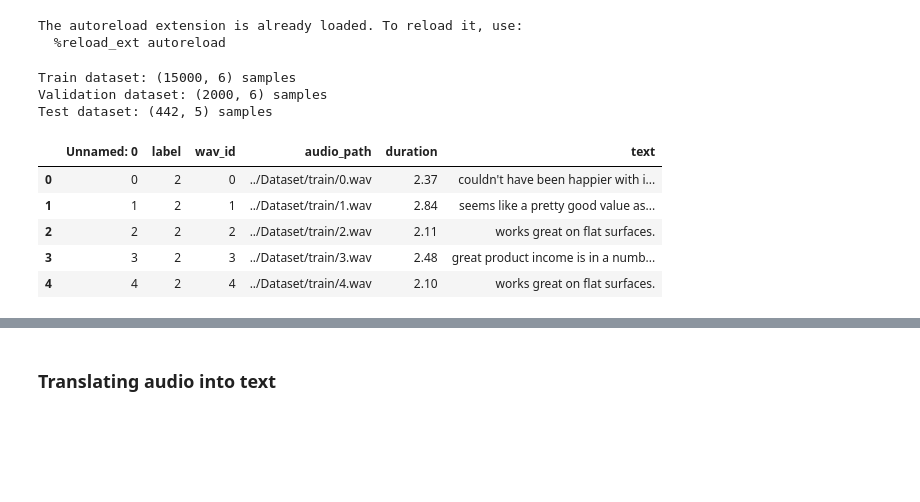
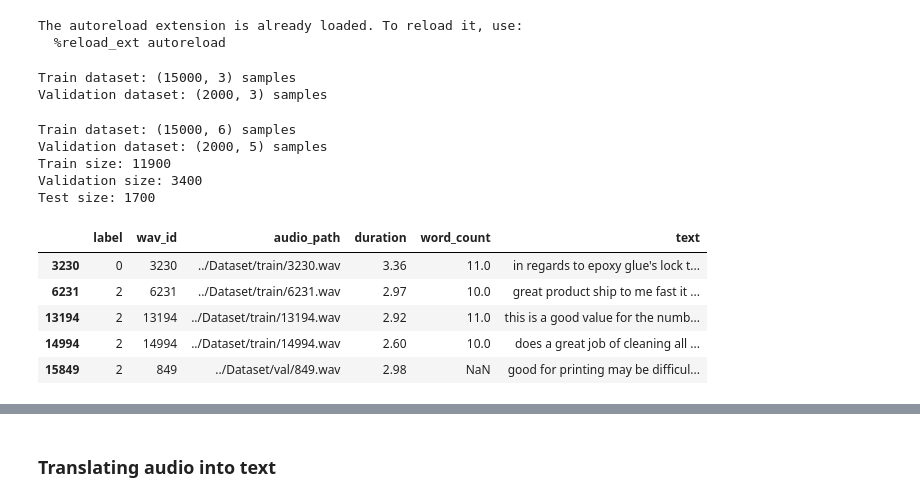
Before and after one commit to TurrAlix/Sound-Sentiment-Analysis, a Jupyter notebook: src/main.ipynb, the cells around one changed output, grey strips where cells are left out. Cells and saved outputs as stored; diff of their text form; code cells hidden in the pictures; blank space fills up the shorter version.

Commit message:
[dataset] Deleted the test dataset of before becuase of the missing labels, this is the new setup

```diff
--- a/src/main.ipynb
+++ b/src/main.ipynb
@@ -15,27 +17,40 @@ import openpyxl
 The autoreload extension is already loaded. To reload it, use:
   %reload_ext autoreload
 # %%
-# dataset_manager_first = SoundDatasetFirstTime("../Dataset")
-# df_train, df_val, df_test = dataset_manager_first.load_datasets()
-# print(f"Train dataset: {df_train.shape} samples")
-# print(f"Validation dataset: {df_val.shape} samples")
-# print(f"Test dataset: {df_test.shape} samples")
+dataset_manager_first = SoundDatasetFirstTime("../Dataset")
+df_train, df_val = dataset_manager_first.load_datasets()
+print(f"Train dataset: {df_train.shape} samples")
+print(f"Validation dataset: {df_val.shape} samples")
+# %% [output]
+Train dataset: (15000, 3) samples
+Validation dataset: (2000, 3) samples
 # %%
 dataset_manager = SoundDataset("../Dataset")
-df_train, df_val, df_test = dataset_manager.load_datasets()
+train_dataset, val_dataset = dataset_manager.load_datasets()
 # print info about the datasets
-print(f"Train dataset: {df_train.shape} samples")
-print(f"Validation dataset: {df_val.shape} samples")
-print(f"Test dataset: {df_test.shape} samples")
+print(f"Train dataset: {train_dataset.shape} samples")
+print(f"Validation dataset: {val_dataset.shape} samples")
+
+# Concatenate train and validation data
+combined_df = pd.concat([train_dataset, val_dataset], ignore_index=True)
+df_train, temp_data = train_test_split(combined_df, test_size=0.30, stratify=combined_df['label'], random_state=42)
+df_val, df_test = train_test_split(temp_data, test_size=1/3, stratify=temp_data['label'], random_state=42)
+
+# Check the sizes
+print(f"Train size: {len(df_train)}")
+print(f"Validation size: {len(df_val)}")
+print(f"Test size: {len(df_test)}")
 
 df_train.head()
 # %% [output]
 Train dataset: (15000, 6) samples
-Validation dataset: (2000, 6) samples
-Test dataset: (442, 5) samples
+Validation dataset: (2000, 5) samples
+Train size: 11900
+Validation size: 3400
+Test size: 1700
-|  | Unnamed: 0 | label | wav_id | audio_path | duration | text |
-| 0 | 0 | 2 | 0 | ../Dataset/train/0.wav | 2.37 | couldn't have been happier with i... |
-| 1 | 1 | 2 | 1 | ../Dataset/train/1.wav | 2.84 | seems like a pretty good value as... |
-| 2 | 2 | 2 | 2 | ../Dataset/train/2.wav | 2.11 | works great on flat surfaces. |
-| 3 | 3 | 2 | 3 | ../Dataset/train/3.wav | 2.48 | great product income is in a numb... |
-| 4 | 4 | 2 | 4 | ../Dataset/train/4.wav | 2.10 | works great on flat surfaces. |
+|  | label | wav_id | audio_path | duration | word_count | text |
+| 3230 | 0 | 3230 | ../Dataset/train/3230.wav | 3.36 | 11.0 | in regards to epoxy glue's lock t... |
+| 6231 | 2 | 6231 | ../Dataset/train/6231.wav | 2.97 | 10.0 | great product ship to me fast it ... |
+| 13194 | 2 | 13194 | ../Dataset/train/13194.wav | 2.92 | 11.0 | this is a good value for the numb... |
+| 14994 | 2 | 14994 | ../Dataset/train/14994.wav | 2.60 | 10.0 | does a great job of cleaning all ... |
+| 15849 | 2 | 849 | ../Dataset/val/849.wav | 2.98 | NaN | good for printing may be difficul... |
```
Also changed, not shown: parts of 11 cells of this notebook, 7 other files.
